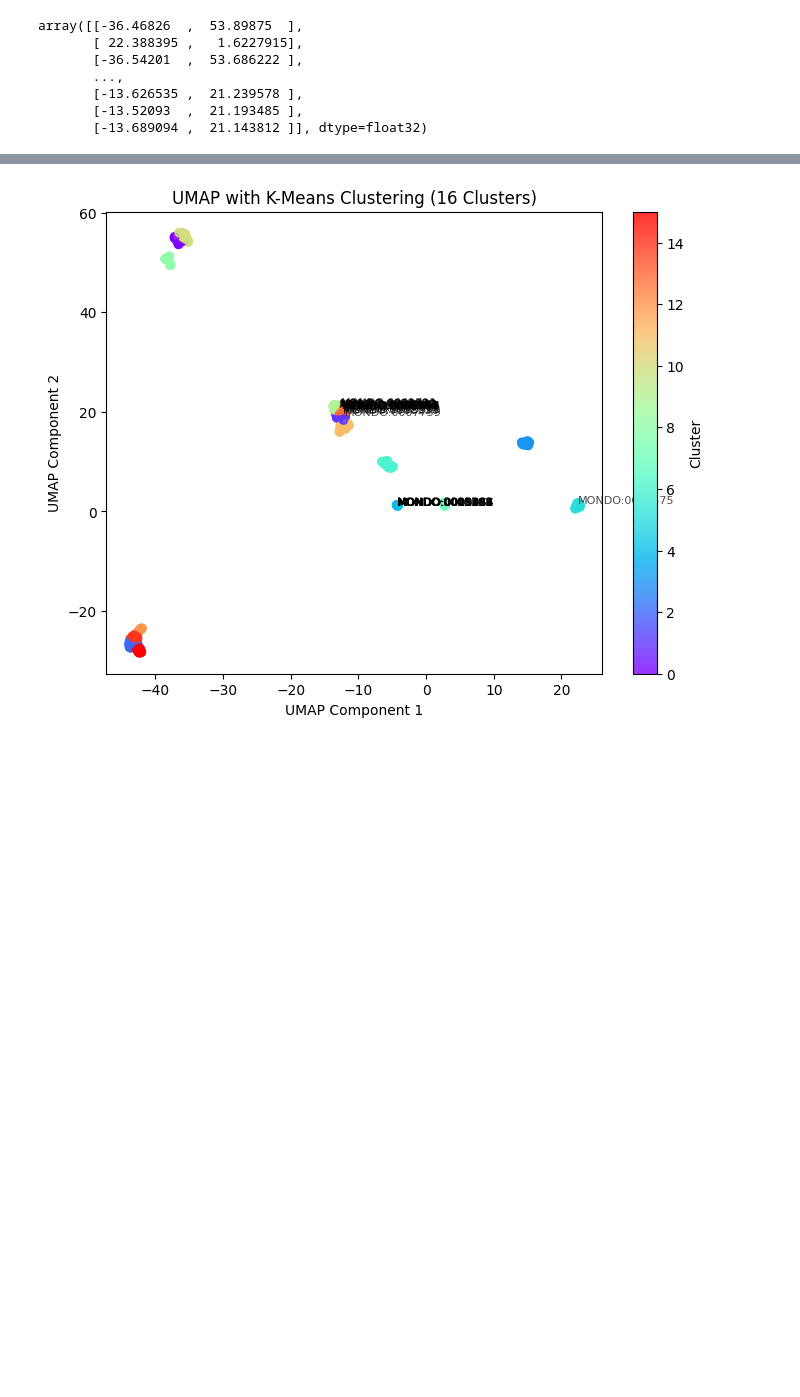
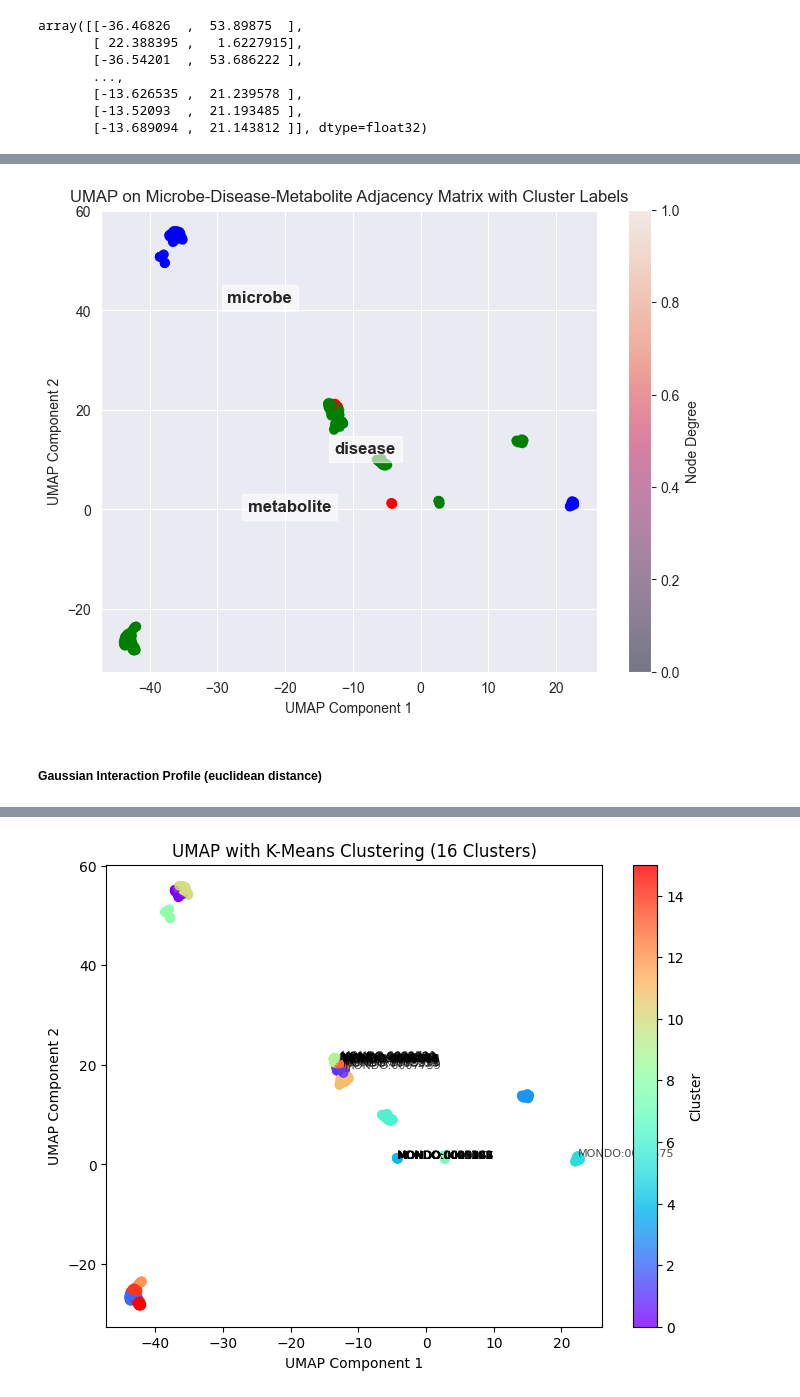
Before and after one commit to lucyzhang95/Network_Analysis, a Jupyter notebook: graph_network_analysis.ipynb, the cells around one changed output, grey strips where cells are left out. Drawn from its saved outputs; the diff is of its cells as text; code cells hidden in the pictures; blank space fills up the shorter version.

Commit message:
add GIP embedding visualization

```diff
--- a/graph_network_analysis.ipynb
+++ b/graph_network_analysis.ipynb
@@ -1213,0 +1217,27 @@ plt.show()
+# %%
+node_types = [G.nodes[node]['type'] for node in G.nodes()]
+color_map = {'microbe': 'blue', 'disease': 'red', 'metabolite': 'green'}
+node_colors = [color_map[G.nodes[node]['type']] for node in G.nodes()]
+
+umap_df = pd.DataFrame(umap_result, columns=['UMAP1', 'UMAP2'])
+umap_df['type'] = node_types
+
+# compute cluster centroids
+centroids = umap_df.groupby('type')[['UMAP1', 'UMAP2']].mean()
+
+plt.figure(figsize=(8, 6))
+plt.scatter(umap_df['UMAP1'], umap_df['UMAP2'], c=node_colors, alpha=0.5)
+plt.colorbar(label='Node Degree')
+
+# Add cluster labels at centroid positions
+for node_type, (x, y) in centroids.iterrows():
+    plt.text(x, y, node_type, fontsize=12, fontweight='bold', ha='center', va='center', bbox=dict(facecolor='white', alpha=0.6))
+
+plt.title("UMAP on Microbe-Disease-Metabolite Adjacency Matrix with Cluster Labels")
+plt.xlabel("UMAP Component 1")
+plt.ylabel("UMAP Component 2")
+plt.show()
+# %% [output]
+[figure, added]
+# %% [markdown]
+##### Gaussian Interaction Profile (euclidean distance)
```
Also changed, not shown: parts of 15 cells of this notebook.
